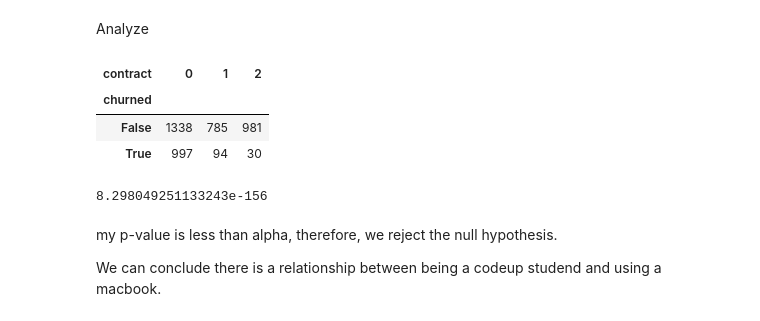
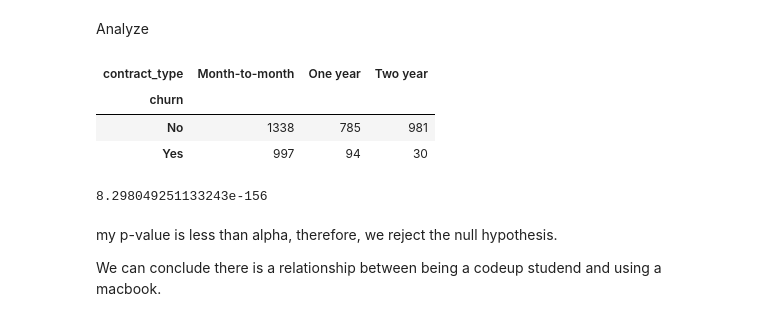
Before and after one commit to RyanPoole85/telco_classification_project, a Jupyter notebook: classification_project_draft.ipynb, the cells around one changed output. Drawn from its saved outputs; the diff is of its cells as text; code cells hidden in the pictures.

```diff
--- a/classification_project_draft.ipynb
+++ b/classification_project_draft.ipynb
@@ -106,2 +219,2 @@ df = df.drop(columns='churn')
 # %%
-train, validate, test = p.splitting_data(df, 'churned')
+train, validate, test = p.splitting_data(df, 'churn')
@@ -225,13 +302,13 @@ sns.barplot(data=train, x='contract', y='churned');
 # %% [markdown]
 Analyze
 # %%
-observed = pd.crosstab(train.churned, train.contract)
+observed = pd.crosstab(train.churn, train.contract_type)
 observed
 # %% [output]
-| contract | 0 | 1 | 2 |
-| churned |  |  |  |
-| False | 1338 | 785 | 981 |
-| True | 997 | 94 | 30 |
+| contract_type | Month-to-month | One year | Two year |
+| churn |  |  |  |
+| No | 1338 | 785 | 981 |
+| Yes | 997 | 94 | 30 |
 # %%
 chi2, p, degf, expected = stats.chi2_contingency(observed)
 # %%
```
Also changed, not shown: parts of 85 cells of this notebook.
